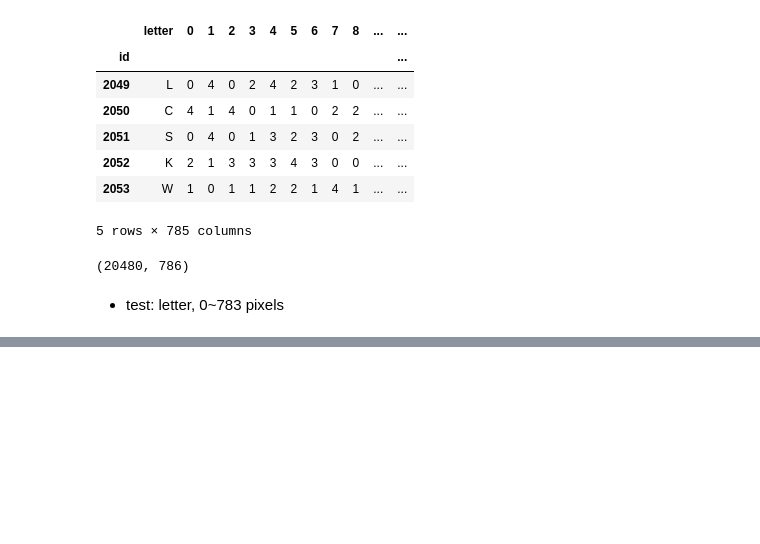
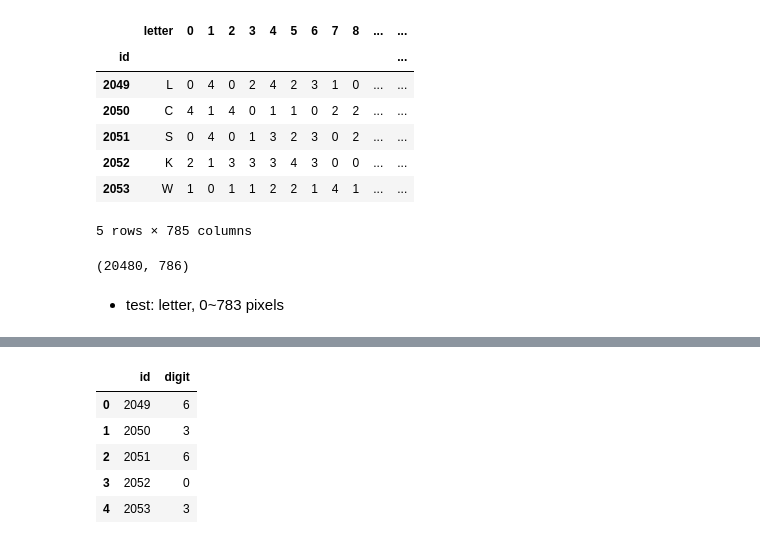
Before and after one commit to Mayner0220/ANBW, a Jupyter notebook: ANBW_v1.ipynb, the cells around one changed output, grey strips where cells are left out. Drawn from its saved outputs; the diff is of its cells as text; code cells hidden in the pictures; blank space fills up the shorter version.

```diff
--- a/ANBW_v1.ipynb
+++ b/ANBW_v1.ipynb
@@ -72,0 +94,28 @@ plt.show()
+# %%
+@tf.autograph.experimental.do_not_convert
+def create_cnn_model(x_train):
+    inputs = tf.keras.layers.Input(x_train.shape[1:])
+
+    bn = tf.keras.layers.BatchNormalization()(inputs)
+    conv = tf.keras.layers.Conv2D(128, kernel_size=5, strides=1, padding='same', activation='relu')(bn)
+    bn = tf.keras.layers.BatchNormalization()(conv)
+    conv = tf.keras.layers.Conv2D(128, kernel_size=2, strides=1, padding='same', activation='relu')(bn)
+    pool = tf.keras.layers.MaxPooling2D((2, 2))(conv)
+
+    bn = tf.keras.layers.BatchNormalization()(pool)
+    conv = tf.keras.layers.Conv2D(256, kernel_size=2, strides=1, padding='same', activation='relu')(bn)
+    bn = tf.keras.layers.BatchNormalization()(conv)
+    conv = tf.keras.layers.Conv2D(256, kernel_size=2, strides=1, padding='same', activation='relu')(bn)
+    pool = tf.keras.layers.MaxPooling2D((2, 2))(conv)
+
+    flatten = tf.keras.layers.Flatten()(pool)
+
+    bn = tf.keras.layers.BatchNormalization()(flatten)
+    dense = tf.keras.layers.Dense(1000, activation='relu')(bn)
+
+    bn = tf.keras.layers.BatchNormalization()(dense)
+    outputs = tf.keras.layers.Dense(10, activation='softmax')(bn)
+
+    model = tf.keras.models.Model(inputs=inputs, outputs=outputs)
+
+    return model
@@ -72,0 +198,11 @@ plt.show()
+# %%
+submission = pd.read_csv('data/submission.csv')
+submission['digit'] = np.argmax(model.predict(x_test), axis=1)
+submission.head()
+# %% [output]
+|  | id | digit |
+| 0 | 2049 | 6 |
+| 1 | 2050 | 3 |
+| 2 | 2051 | 6 |
+| 3 | 2052 | 0 |
+| 4 | 2053 | 3 |
```
Also changed, not shown: parts of 22 cells of this notebook.
